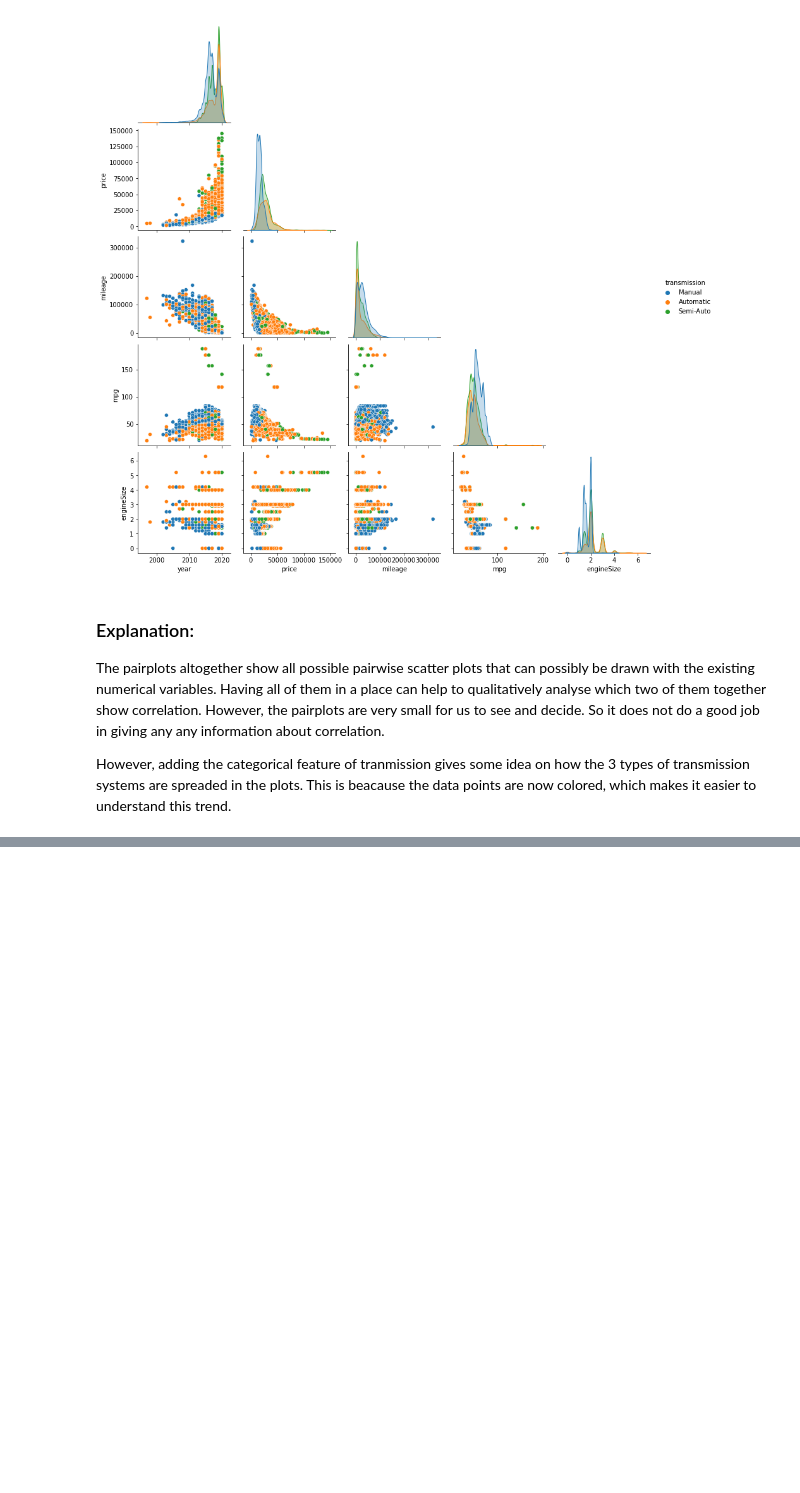
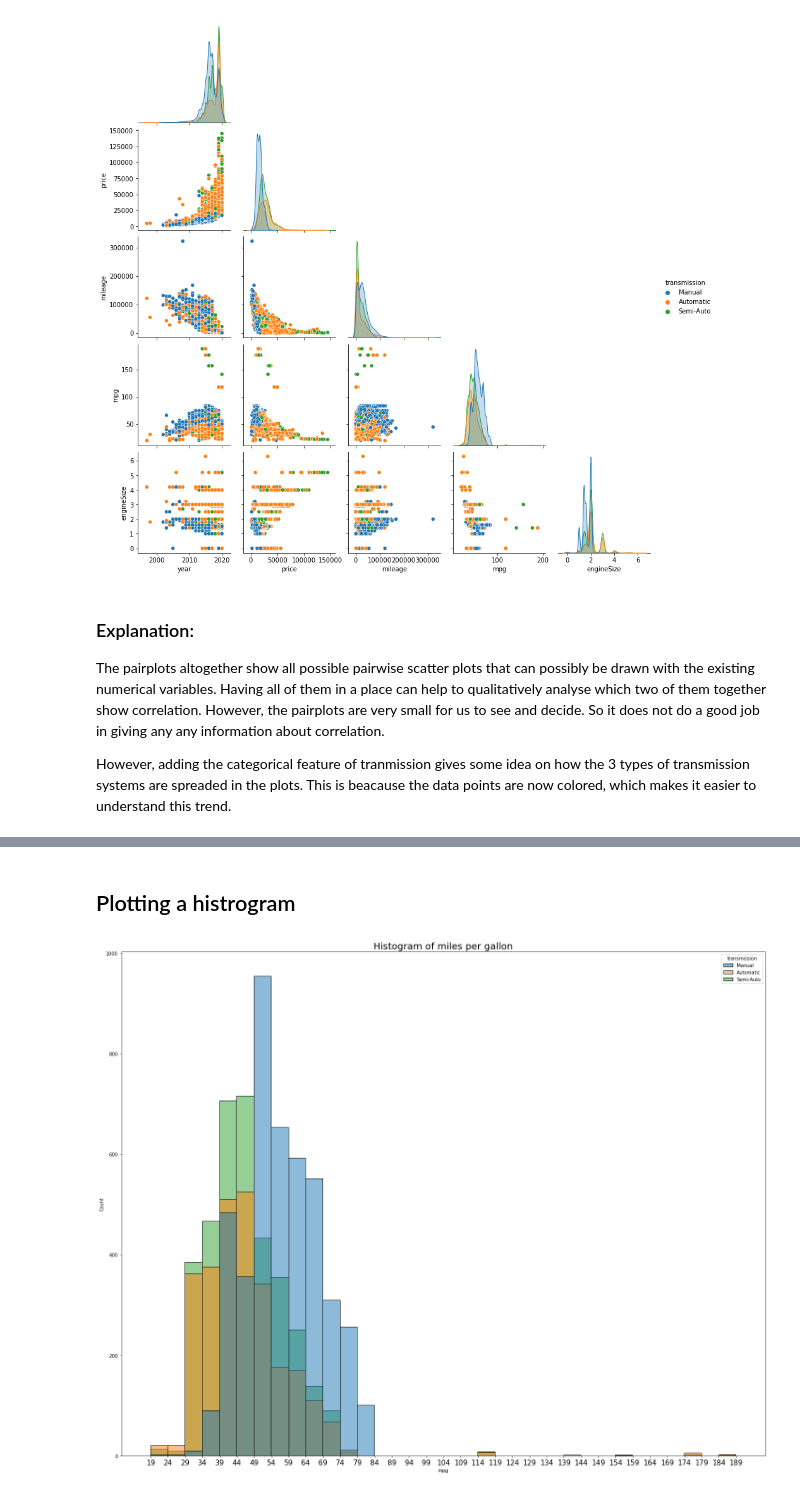
Before and after one commit to PragtR/audi_used_car_analysis, a Jupyter notebook: audi_used_car_EDA.ipynb, the cells around one changed output, grey strips where cells are left out. Drawn from its saved outputs; the diff is of its cells as text; code cells hidden in the pictures; blank space fills up the shorter version.

```diff
--- a/audi_used_car_EDA.ipynb
+++ b/audi_used_car_EDA.ipynb
@@ -206,0 +286,14 @@ However, adding the categorical feature of tranmission gives some idea on how th
+# %% [markdown]
+## Plotting a histrogram
+# %%
+plt.figure(figsize=(20,16))
+
+sns.histplot(x="mpg", data=df, binwidth=5, hue="transmission")
+
+plt.xticks(np.arange(df["mpg"].min()+0.1, df["mpg"].max()+5, 5), fontsize = 15) #here the 0.1 added with min value of mpg helps to improve the format of floats in xticks
+
+plt.title ("Histogram of miles per gallon", fontsize = 20)
+plt.tight_layout()
+plt.show()
+# %% [output]
+[figure, added]
```
Also changed, not shown: parts of 12 cells of this notebook.
